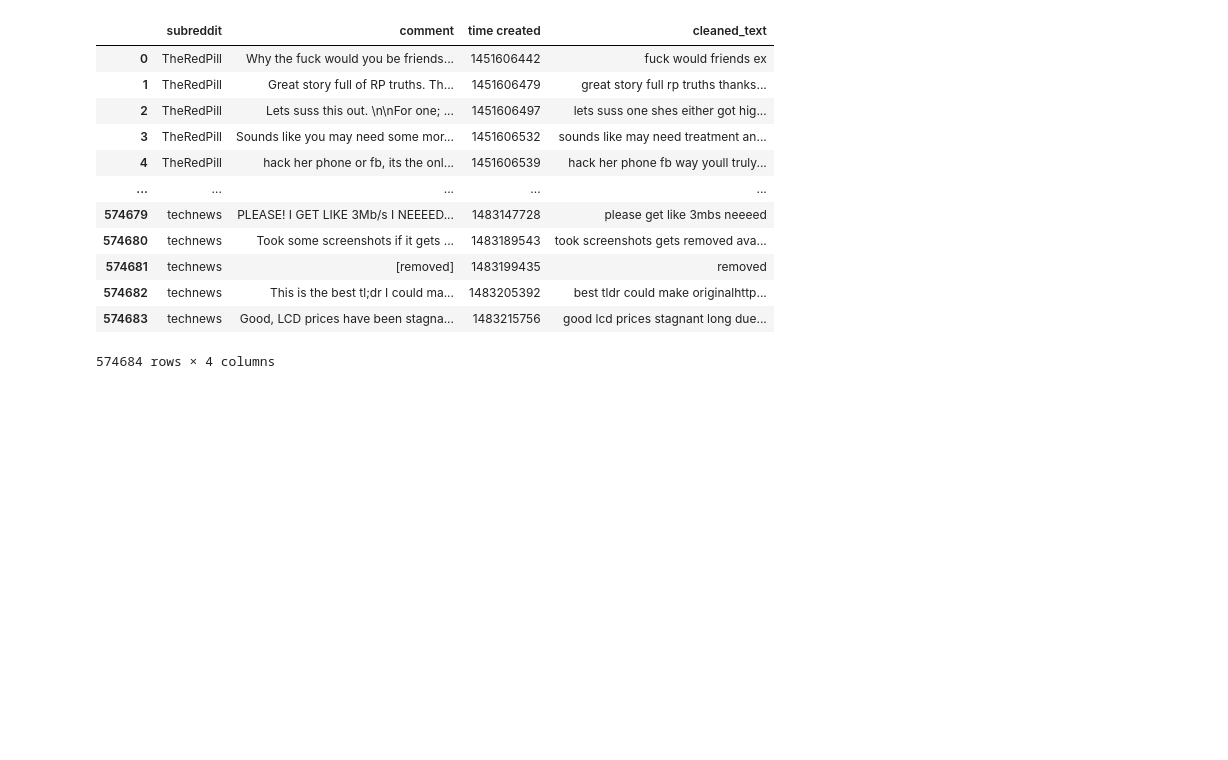
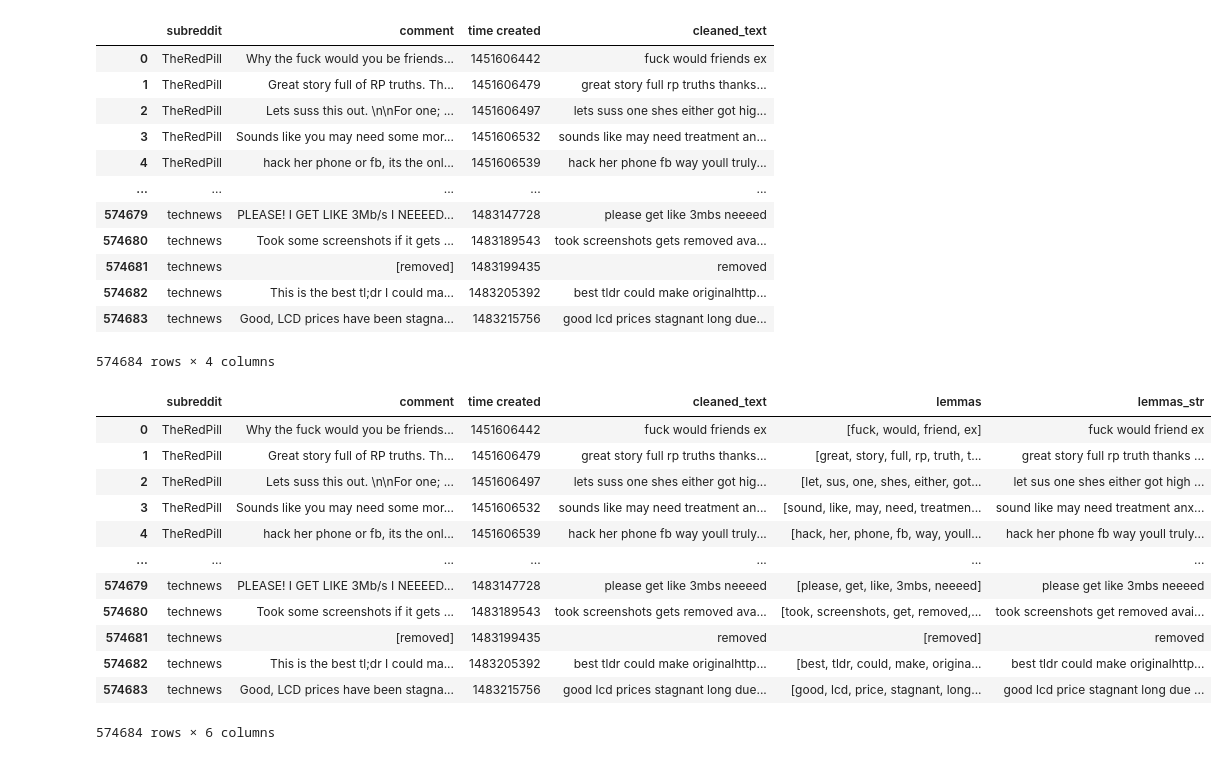
Before and after one commit to lsc4ss-s21/final-project-ask-lsc, a Jupyter notebook: reddit_get_lemmas.ipynb, the cells around one changed output. Cells and saved outputs as stored; diff of their text form; code cells hidden in the pictures; blank space fills up the shorter version.

```diff
--- a/reddit_get_lemmas.ipynb
+++ b/reddit_get_lemmas.ipynb
@@ -59,0 +89,16 @@ comments_corpus['lemmas'] = lemmatized
+# %%
+comments_corpus
+# %% [output]
+|  | subreddit | comment | time created | cleaned_text | lemmas | lemmas_str |
+| 0 | TheRedPill | Why the fuck would you be friends... | 1451606442 | fuck would friends ex | [fuck, would, friend, ex] | fuck would friend ex |
+| 1 | TheRedPill | Great story full of RP truths. Th... | 1451606479 | great story full rp truths thanks... | [great, story, full, rp, truth, t... | great story full rp truth thanks ... |
+| 2 | TheRedPill | Lets suss this out. \n\nFor one; ... | 1451606497 | lets suss one shes either got hig... | [let, sus, one, shes, either, got... | let sus one shes either got high ... |
+| 3 | TheRedPill | Sounds like you may need some mor... | 1451606532 | sounds like may need treatment an... | [sound, like, may, need, treatmen... | sound like may need treatment anx... |
+| 4 | TheRedPill | hack her phone or fb, its the onl... | 1451606539 | hack her phone fb way youll truly... | [hack, her, phone, fb, way, youll... | hack her phone fb way youll truly... |
+| ... | ... | ... | ... | ... | ... | ... |
+| 574679 | technews | PLEASE! I GET LIKE 3Mb/s I NEEEED... | 1483147728 | please get like 3mbs neeeed | [please, get, like, 3mbs, neeeed] | please get like 3mbs neeeed |
+| 574680 | technews | Took some screenshots if it gets ... | 1483189543 | took screenshots gets removed ava... | [took, screenshots, get, removed,... | took screenshots get removed avai... |
+| 574681 | technews | [removed] | 1483199435 | removed | [removed] | removed |
+| 574682 | technews | This is the best tl;dr I could ma... | 1483205392 | best tldr could make originalhttp... | [best, tldr, could, make, origina... | best tldr could make originalhttp... |
+| 574683 | technews | Good, LCD prices have been stagna... | 1483215756 | good lcd prices stagnant long due... | [good, lcd, price, stagnant, long... | good lcd price stagnant long due ... |
+574684 rows × 6 columns
```
Also changed, not shown: parts of 9 cells of this notebook.
